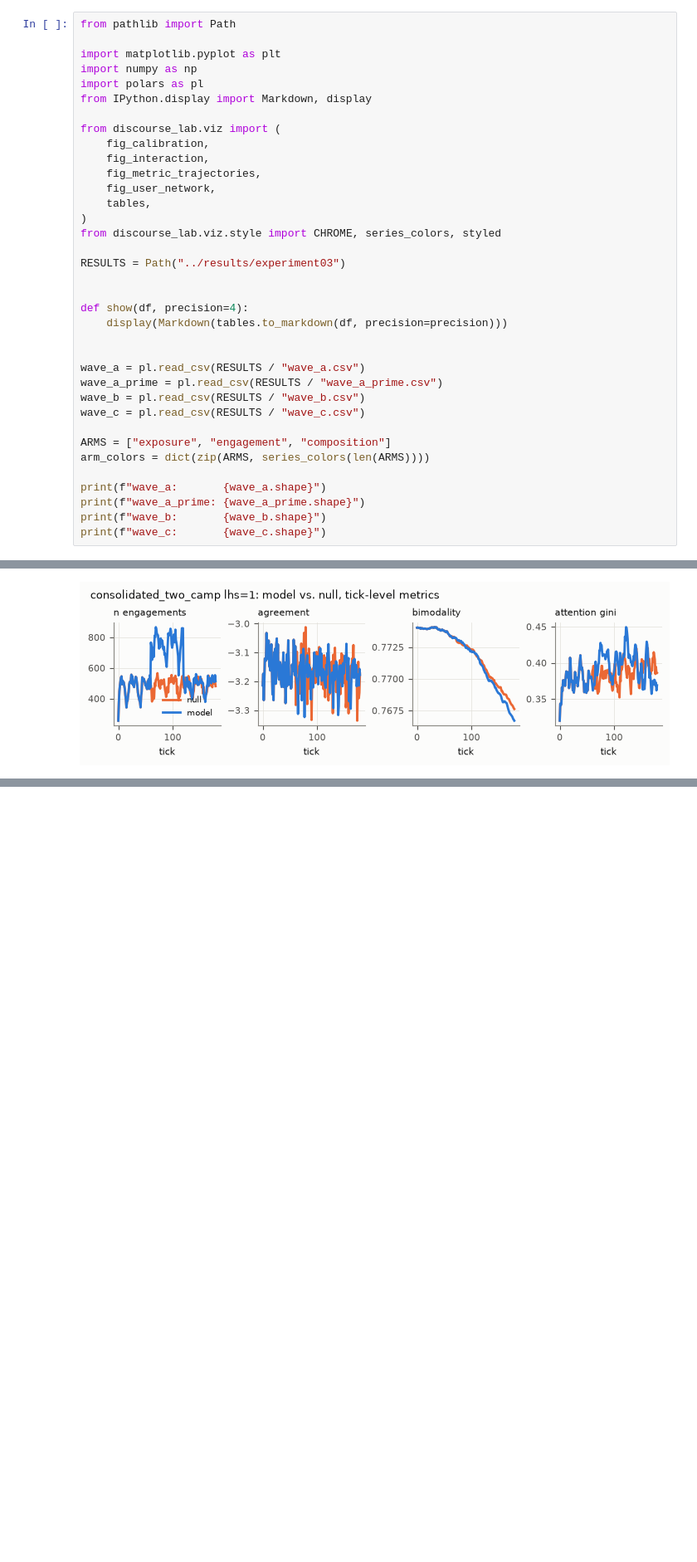
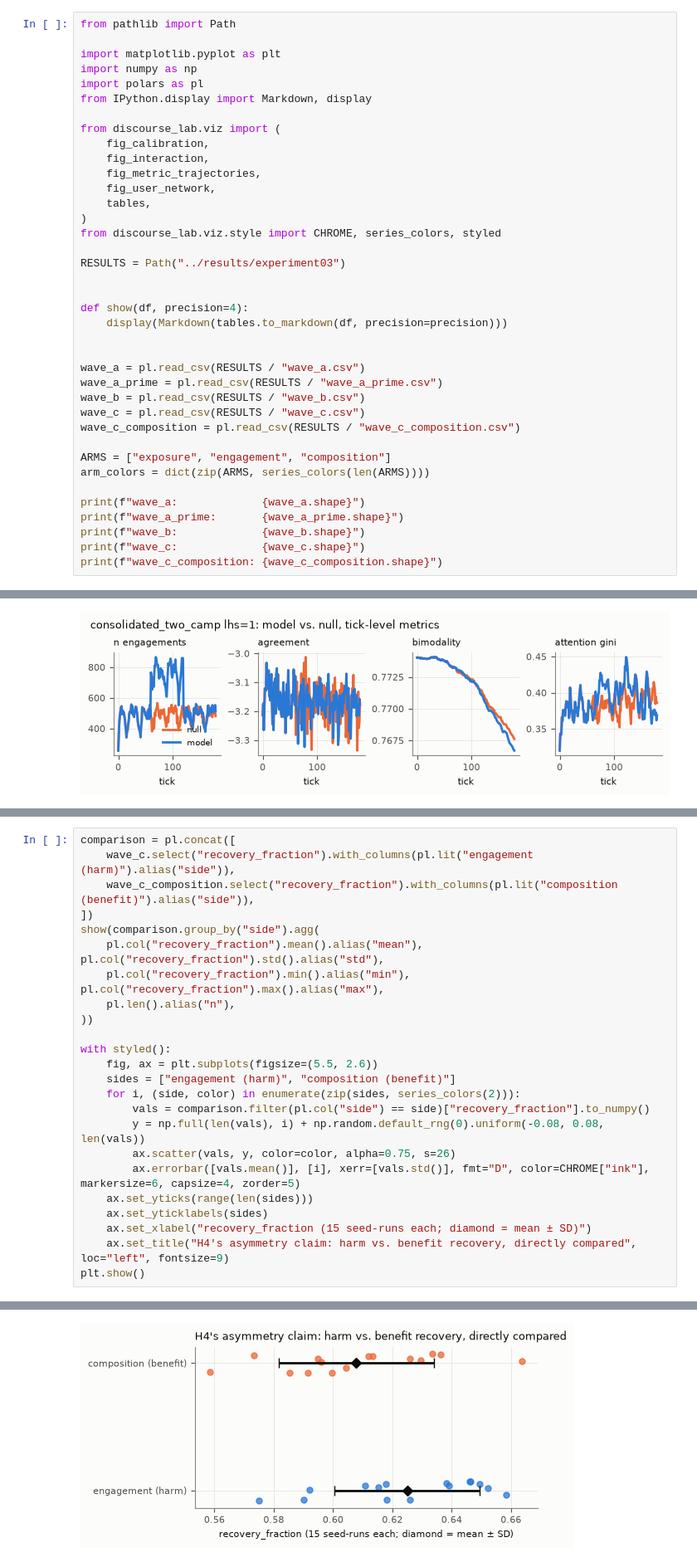
Before and after one commit to lrodeck/Network-Simulation, a Jupyter notebook: notebooks/experiment_03_bubble_intervention.ipynb, the cells around one changed output, grey strips where cells are left out. Shown at 83% size. Drawn from its saved outputs; the diff is of its cells as text; blank space fills up the shorter version.

```diff
--- a/notebooks/experiment_03_bubble_intervention.ipynb
+++ b/notebooks/experiment_03_bubble_intervention.ipynb
@@ -63,12 +63,14 @@ wave_a = pl.read_csv(RESULTS / "wave_a.csv")
 wave_a_prime = pl.read_csv(RESULTS / "wave_a_prime.csv")
 wave_b = pl.read_csv(RESULTS / "wave_b.csv")
 wave_c = pl.read_csv(RESULTS / "wave_c.csv")
+wave_c_composition = pl.read_csv(RESULTS / "wave_c_composition.csv")
 
 ARMS = ["exposure", "engagement", "composition"]
 arm_colors = dict(zip(ARMS, series_colors(len(ARMS))))
 
-print(f"wave_a:       {wave_a.shape}")
-print(f"wave_a_prime: {wave_a_prime.shape}")
-print(f"wave_b:       {wave_b.shape}")
-print(f"wave_c:       {wave_c.shape}")
+print(f"wave_a:             {wave_a.shape}")
+print(f"wave_a_prime:       {wave_a_prime.shape}")
+print(f"wave_b:             {wave_b.shape}")
+print(f"wave_c:             {wave_c.shape}")
+print(f"wave_c_composition: {wave_c_composition.shape}")
 # %% [output]
@@ -507,0 +671,25 @@ needed to complete that comparison.
+# %%
+comparison = pl.concat([
+    wave_c.select("recovery_fraction").with_columns(pl.lit("engagement (harm)").alias("side")),
+    wave_c_composition.select("recovery_fraction").with_columns(pl.lit("composition (benefit)").alias("side")),
+])
+show(comparison.group_by("side").agg(
+    pl.col("recovery_fraction").mean().alias("mean"), pl.col("recovery_fraction").std().alias("std"),
+    pl.col("recovery_fraction").min().alias("min"), pl.col("recovery_fraction").max().alias("max"),
+    pl.len().alias("n"),
+))
+
+with styled():
+    fig, ax = plt.subplots(figsize=(5.5, 2.6))
+    sides = ["engagement (harm)", "composition (benefit)"]
+    for i, (side, color) in enumerate(zip(sides, series_colors(2))):
+        vals = comparison.filter(pl.col("side") == side)["recovery_fraction"].to_numpy()
+        y = np.full(len(vals), i) + np.random.default_rng(0).uniform(-0.08, 0.08, len(vals))
+        ax.scatter(vals, y, color=color, alpha=0.75, s=26)
+        ax.errorbar([vals.mean()], [i], xerr=[vals.std()], fmt="D", color=CHROME["ink"], markersize=6, capsize=4, zorder=5)
+    ax.set_yticks(range(len(sides)))
+    ax.set_yticklabels(sides)
+    ax.set_xlabel("recovery_fraction (15 seed-runs each; diamond = mean ± SD)")
+    ax.set_title("H4's asymmetry claim: harm vs. benefit recovery, directly compared", loc="left", fontsize=9)
+plt.show()
+# %% [output]
@@ -507,0 +700 @@ needed to complete that comparison.
+[figure, added]
```
Also changed, not shown: parts of 13 cells of this notebook.
